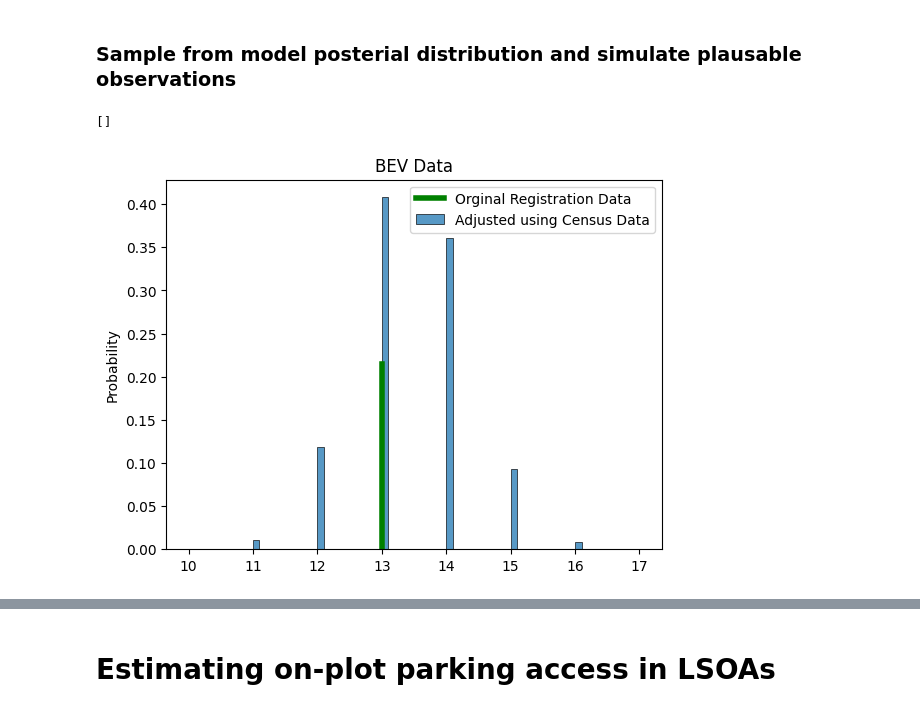
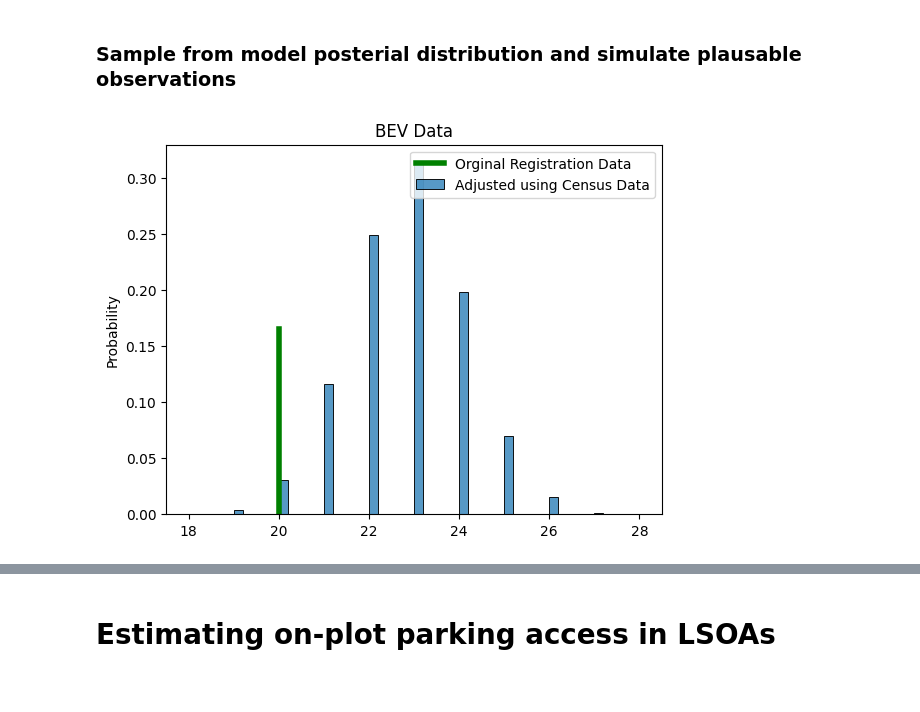
Before and after one commit to isaacflower/Probabilistic-EV-Demand-Modelling, a Jupyter notebook: dev/EV_adoption/ev_adoption_model.ipynb, the cells around one changed output, grey strips where cells are left out. Drawn from its saved outputs; the diff is of its cells as text; code cells hidden in the pictures.

```diff
--- a/dev/EV_adoption/ev_adoption_model.ipynb
+++ b/dev/EV_adoption/ev_adoption_model.ipynb
@@ -40,15 +41,14 @@ census_cars_and_vans_2011_df.head()
 | 3 | 95AA02W1 | Balloo | Lower Super Output Areas and Data... | LSOADZ | 839 | NaN | ... |
 | 4 | 95AA03W1 | Ballycraigy | Lower Super Output Areas and Data... | LSOADZ | 845 | NaN | ... |
 # %%
-# Filter for relevant columns
-census_cars_and_vans_2011_df = census_cars_and_vans_2011_df[['GEO_CODE', 'GEO_LABEL', 'Car or van availability : Sum of all cars or vans - Unit : Cars or vans']]
-
 # Rename columns
 census_cars_and_vans_2011_df = census_cars_and_vans_2011_df.rename(
     columns={
         'GEO_CODE':'LSOA11CD',
         'GEO_LABEL':'LSOA11NM',
-        'Car or van availability : Sum of all cars or vans - Unit : Cars or vans':'number_of_cars'
+        'Car or van availability : Sum of all cars or vans - Unit : Cars or vans':'number_of_cars',
+        'Car or van availability : No cars or vans in household - Unit : Households':'households_wth_no_cars',
+        'Car or van availability : Total\ Car or van availability - Unit : Households':'number_of_households',
     }
 )
 
@@ -58,6 +58,12 @@ census_cars_and_vans_2011_df = census_cars_and_vans_2011_df.set_index('LSOA11CD'
 # Set index name to None
 census_cars_and_vans_2011_df.index.name = None
 
+census_households_with_no_cars_2011 = census_cars_and_vans_2011_df['households_wth_no_cars']
+census_number_of_households_2011 = census_cars_and_vans_2011_df['number_of_households']
+
+# Filter for relevant columns
+census_cars_and_vans_2011_df = census_cars_and_vans_2011_df[['LSOA11CD', 'LSOA11NM', 'number_of_cars']]
+
 census_cars_and_vans_2011_df.head()
 # %% [output]
 |  | LSOA11CD | LSOA11NM | number_of_cars |
@@ -395,6 +419,6 @@ ax[0].set_ylabel("alpha")
 Text(0, 0.5, 'alpha')
 [figure]
 # %%
-target_lsoa = rel_diff.LSOA11CD.unique()[3]
+target_lsoa = rel_diff.LSOA11CD.unique()[4]
 target_lsoa
 # %% [output]
@@ -595,13 +643,12 @@ phev_lsoa_i = interpolate_registration_data(phev_lsoa.T.iloc[::-1], sample_rate=
 # %%
 alpha = trace.posterior.sel(LSOA=target_lsoa).alpha.stack(combined=('chain', 'draw')).to_numpy()
 sigma_y = trace.posterior.sel(LSOA=target_lsoa).sigma_y.stack(combined=('chain', 'draw')).to_numpy()
 simulated_observations = alpha + np.random.normal(0, sigma_y)
 
 sns.histplot((bev_lsoa_i.loc['2023 Q1', target_lsoa] * (1 + simulated_observations)).round(0), label='Adjusted using Census Data', stat='probability')
 plt.axvline(bev_lsoa_i.loc['2023 Q1', target_lsoa], 0, 0.5, color='green', label='Orginal Registration Data', linewidth=4)
 plt.legend()
 plt.title('BEV Data')
-plt.plot()
+plt.show()
 # %% [output]
-[]
-[figure, old version]
+[figure, new version]
```
Also changed, not shown: parts of 90 cells of this notebook.
